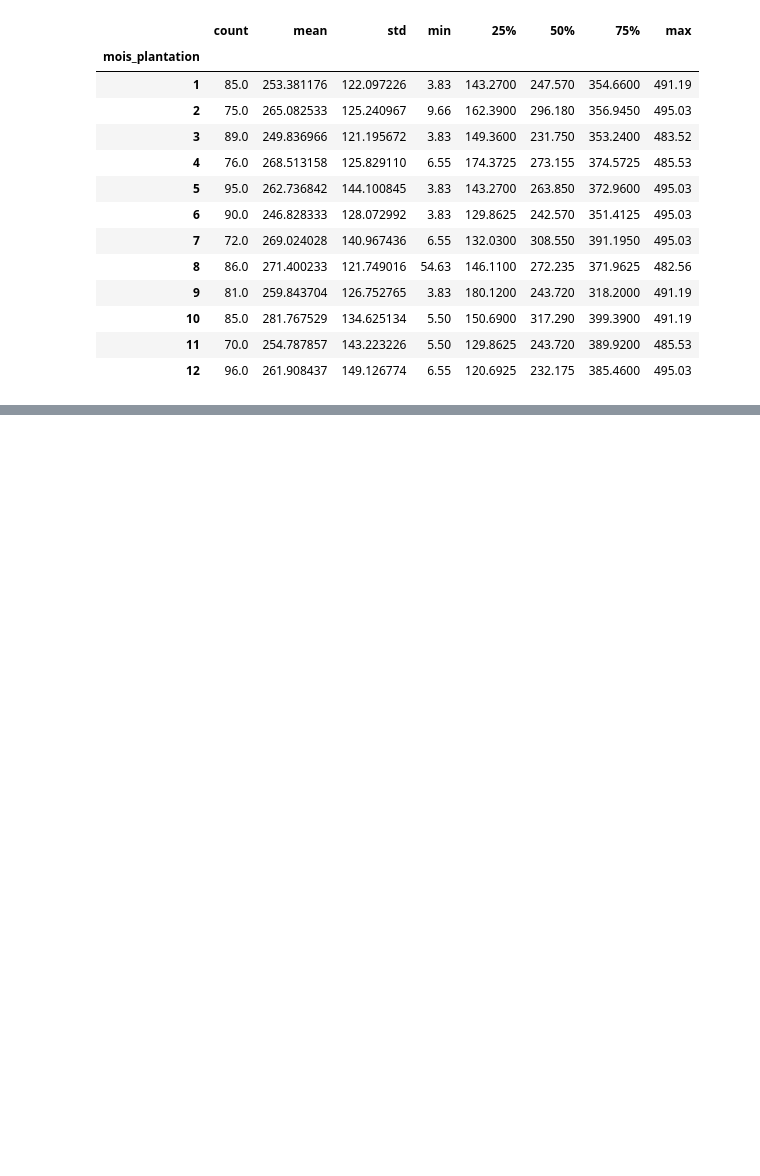
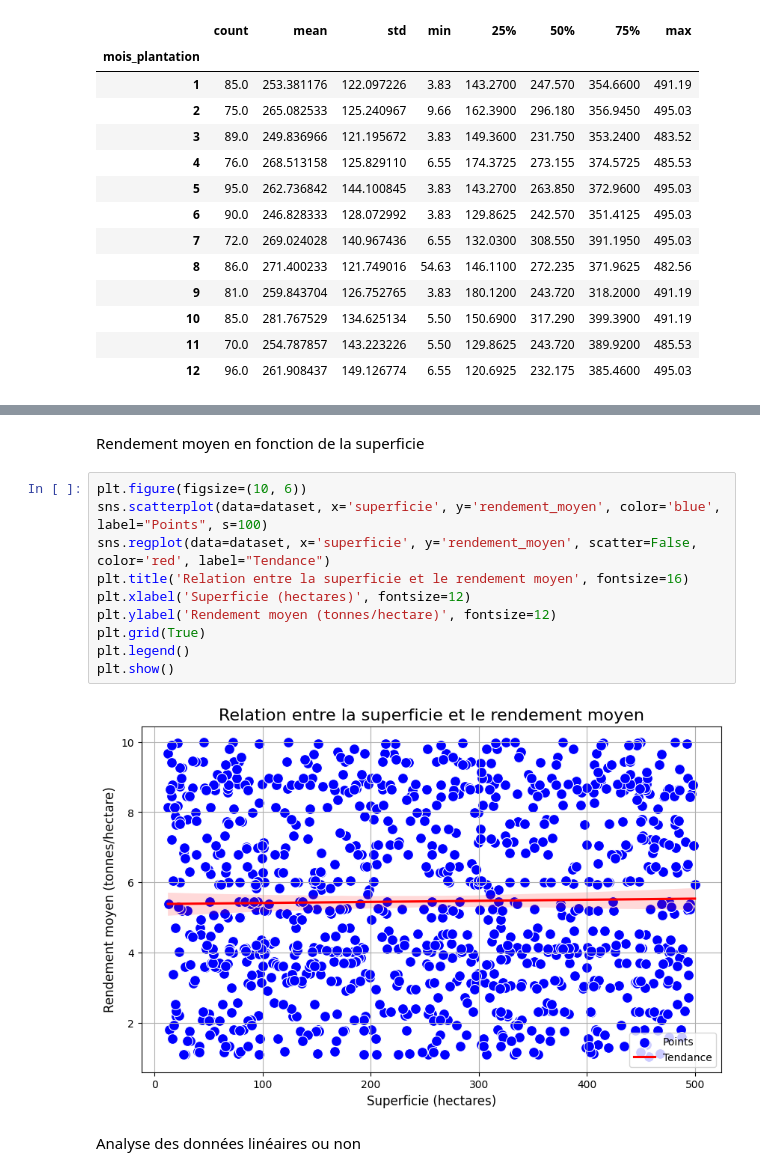
Before and after one commit to Flinguee75/ML-Yield-Prediction-Model, a Jupyter notebook: datasets/data_workflow.ipynb, the cells around one changed output, grey strips where cells are left out. Drawn from its saved outputs; the diff is of its cells as text; blank space fills up the shorter version.

```diff
--- a/datasets/data_workflow.ipynb
+++ b/datasets/data_workflow.ipynb
@@ -136,0 +207,16 @@ dataset.groupby('mois_plantation')['pluviometrie'].describe()
+# %% [markdown]
+Rendement moyen en fonction de la superficie
+# %%
+plt.figure(figsize=(10, 6))
+sns.scatterplot(data=dataset, x='superficie', y='rendement_moyen', color='blue', label="Points", s=100)
+sns.regplot(data=dataset, x='superficie', y='rendement_moyen', scatter=False, color='red', label="Tendance")
+plt.title('Relation entre la superficie et le rendement moyen', fontsize=16)
+plt.xlabel('Superficie (hectares)', fontsize=12)
+plt.ylabel('Rendement moyen (tonnes/hectare)', fontsize=12)
+plt.grid(True)
+plt.legend()
+plt.show()
+# %% [output]
+[figure, added]
+# %% [markdown]
+Analyse des données linéaires ou non
```
Also changed, not shown: parts of 12 cells of this notebook, 1 other file.
